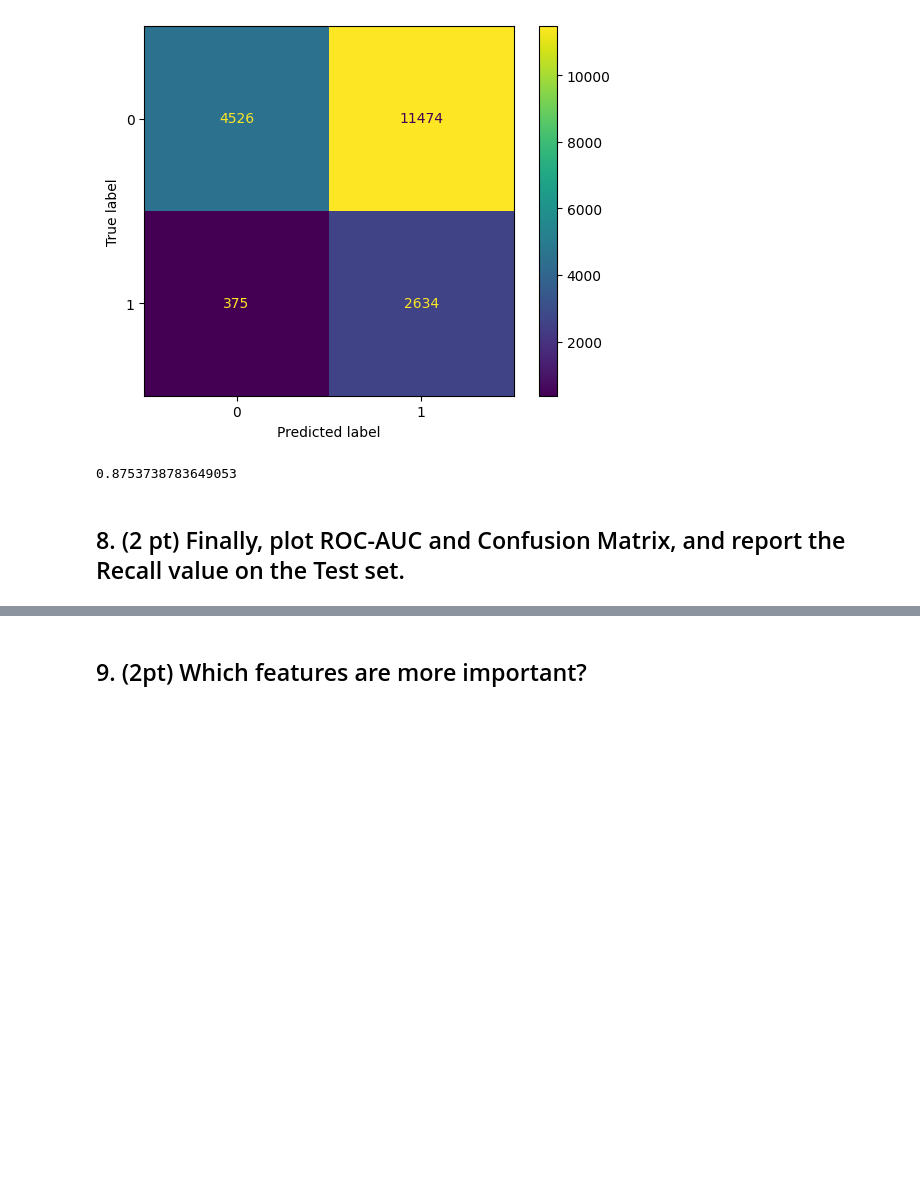
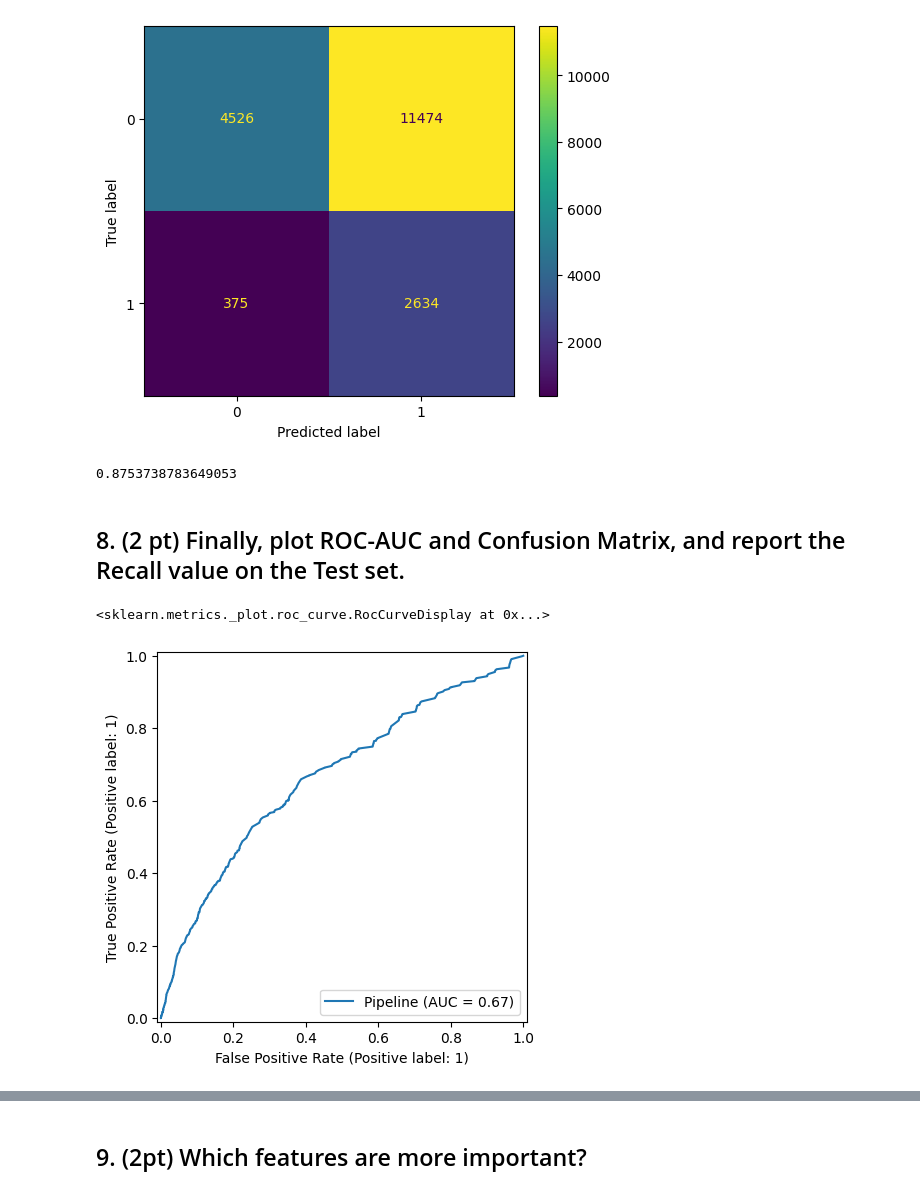
Before and after one commit to Nick-Azzarano/Machine-Learning-Practice, a Jupyter notebook: Spring2025/Homeworks/HW5.ipynb, the cells around one changed output, grey strips where cells are left out. Cells and saved outputs as stored; diff of their text form; code cells hidden in the pictures; blank space fills up the shorter version.

```diff
--- a/Spring2025/Homeworks/HW5.ipynb
+++ b/Spring2025/Homeworks/HW5.ipynb
@@ -391,3 +391,9 @@ recall_score(y_val, y_val_pred_binary)
 0.8753738783649053
 # %% [markdown]
 ## 8. (2 pt) Finally, plot ROC-AUC and Confusion Matrix, and report the Recall value on the Test set.
+# %%
+# Plot ROC-AUC on the Test set.
+RocCurveDisplay.from_estimator(pipeline, X_test, y_test)
+# %% [output]
+<sklearn.metrics._plot.roc_curve.RocCurveDisplay at 0x...>
+[figure, added]
```
Also changed, not shown: parts of 2 cells of this notebook.
